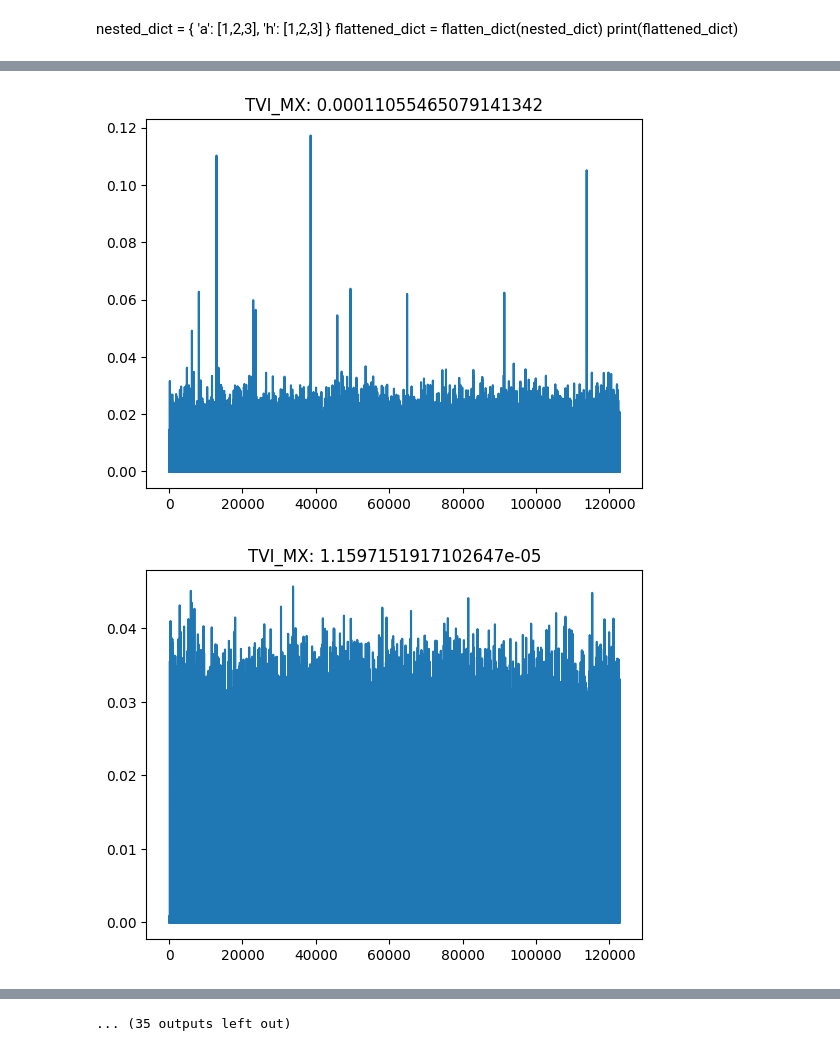
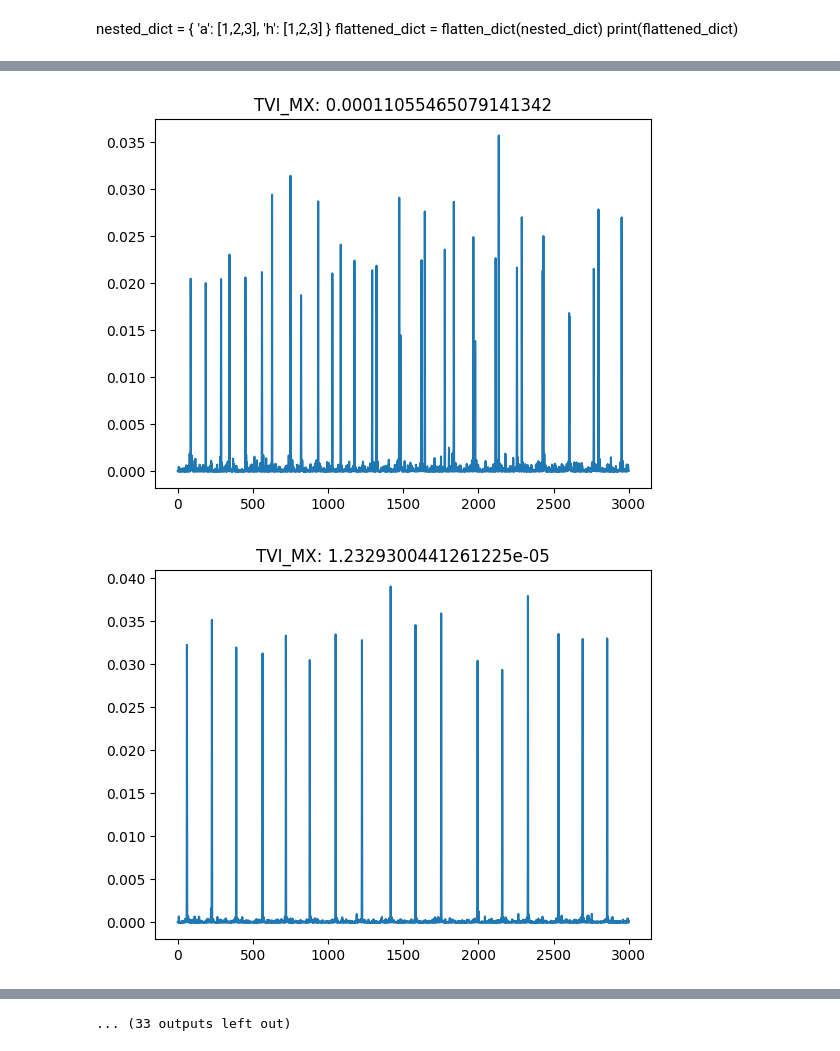
Before and after one commit to DanielFasel/realtime-emg-batch-decomposition, a Jupyter notebook: calibration_decomp/calibrationAlgorithm.ipynb, the cells around one changed output, grey strips where cells are left out. Cells and saved outputs as stored; diff of their text form; code cells hidden in the pictures.

```diff
--- a/calibration_decomp/calibrationAlgorithm.ipynb
+++ b/calibration_decomp/calibrationAlgorithm.ipynb
@@ -777,7 +794,7 @@ print(BUONA)
 
 for tvi_values in tvi_good:
     plt.figure(10)
-    plt.plot(tvi_values)
+    plt.plot(tvi_values[95000:98000])
     plt.title(f"TVI_MX: {tvi_values[0]}")  # You can customize the title based on your needs
     plt.show()
 # %% [output]
@@ -791,2 +808,2 @@ for tvi_values in tvi_good:
-[figure, old version]
+[figure, new version]
-[figure, old version]
+[figure, new version]
@@ -796,4 +813,4 @@ for tvi_values in tvi_good:
-... (35 outputs left out)
+... (33 outputs left out)
 # %%
 for spikes_train in BUONA:
     plt.figure(figsize=(40, 4))
```
Also changed, not shown: parts of 8 cells of this notebook, 1 other file.
